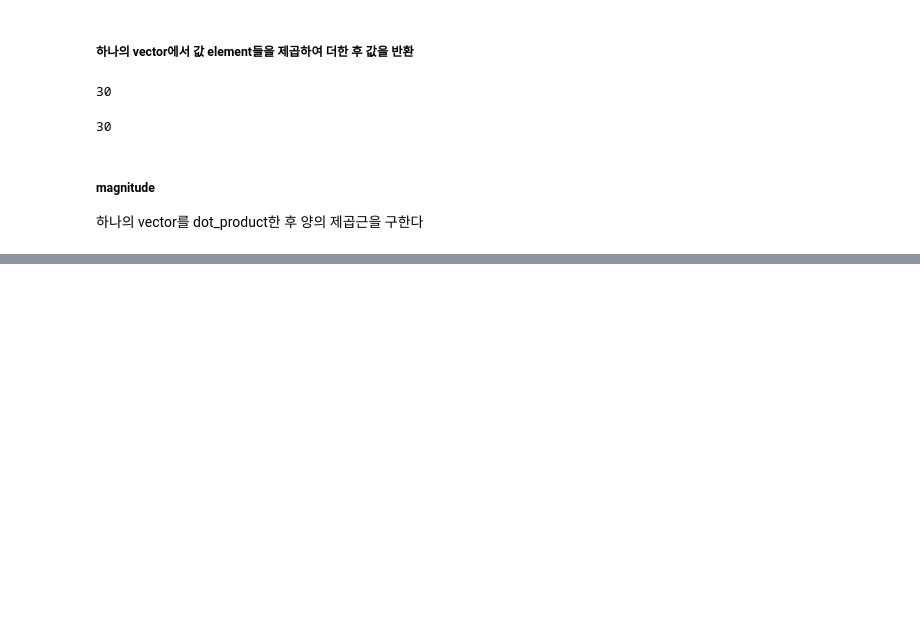
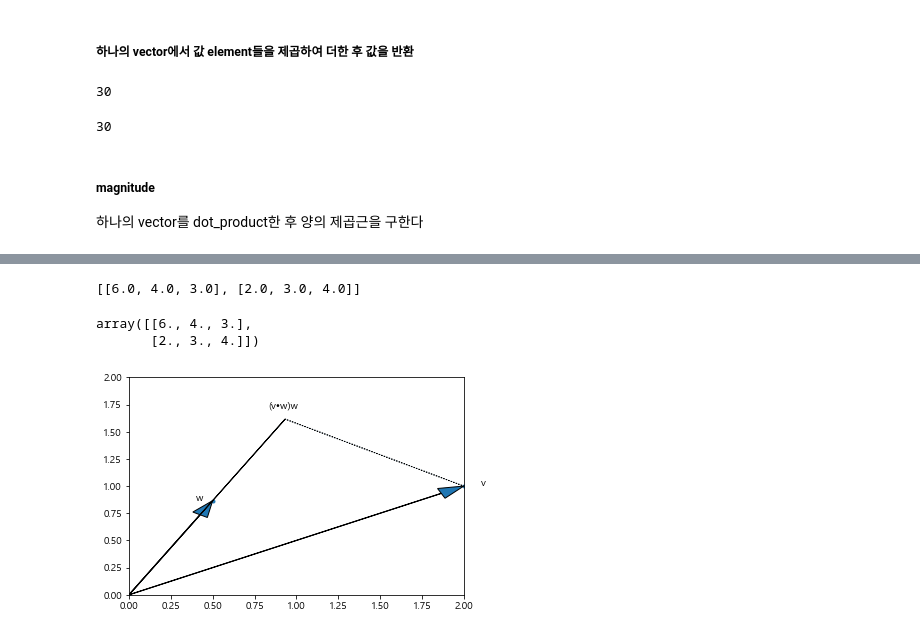
Before and after one commit to dawoonyoon/data_science_from_scratch, a Jupyter notebook: ch04_linear_algebra.ipynb, the cells around one changed output, grey strips where cells are left out. Saved outputs shown, nothing was run; the diff lists cells and outputs as text; code cells hidden in the pictures; blank space fills up the shorter version.

```diff
--- a/ch04_linear_algebra.ipynb
+++ b/ch04_linear_algebra.ipynb
@@ -160,0 +185,5 @@ np.dot(v, v) # or sum(np.square(v))
+# %%
+v = [1, 2, 3, 4]
+w = [-4, -3, -2, -1]
+
+squared_distance(v, w)
@@ -160,0 +304,38 @@ np.dot(v, v) # or sum(np.square(v))
+# %%
+A = [[ 1., 0., 0.], [ 0., 1., 2.]]
+B = [[ 5., 4., 3.], [ 2., 2., 2.]]
+
+matrix_add(A,B)
+# %% [output]
+[[6.0, 4.0, 3.0], [2.0, 3.0, 4.0]]
+# %%
+# numpy version
+np.add(A, B)
+# %% [output]
+array([[6., 4., 3.],
+       [2., 3., 4.]])
+# %%
+def make_graph_dot_product_as_vector_projection(plt):
+    v = [2, 1]
+    w = [math.sqrt(.25), math.sqrt(.75)]
+    c = dot(v, w)
+    vonw = scalar_multiply(c, w)
+    o = [0,0]
+
+    plt.arrow(0, 0, v[0], v[1],
+              width=0.002, head_width=.1, length_includes_head=True)
+    plt.annotate("v", v, xytext=[v[0] + 0.1, v[1]])
+    plt.arrow(0 ,0, w[0], w[1],
+              width=0.002, head_width=.1, length_includes_head=True)
+    plt.annotate("w", w, xytext=[w[0] - 0.1, w[1]])
+    plt.arrow(0, 0, vonw[0], vonw[1], length_includes_head=True)
+    plt.annotate(u"(v•w)w", vonw, xytext=[vonw[0] - 0.1, vonw[1] + 0.1])
+    plt.arrow(v[0], v[1], vonw[0] - v[0], vonw[1] - v[1],
+              linestyle='dotted', length_includes_head=True)
+    plt.scatter(*zip(v,w,o),marker='.')
+    plt.axis([0,2,0,2])
+    plt.show()
+# %%
+make_graph_dot_product_as_vector_projection(plt)
+# %% [output]
+[figure, added]
```
Also changed, not shown: parts of 27 cells of this notebook.
